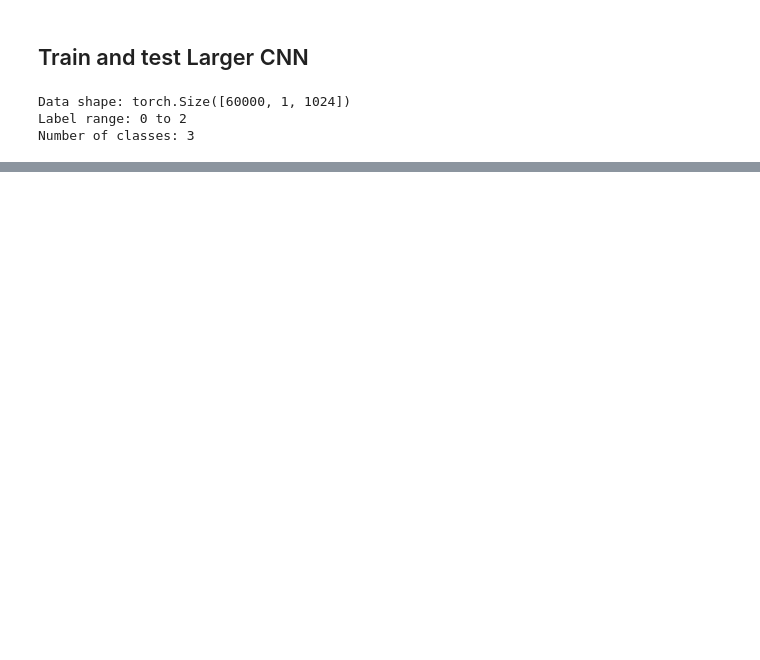
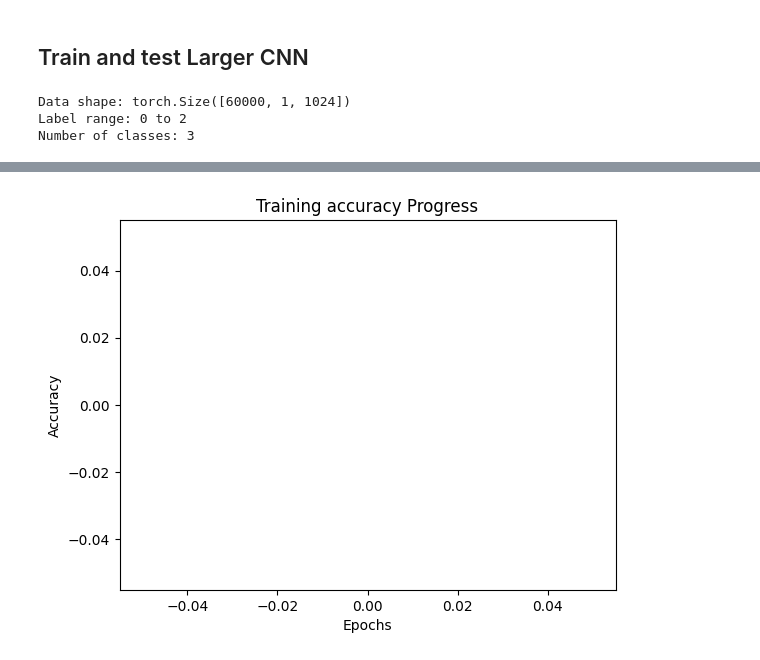
Before and after one commit to tls54/THz-TD-CNN, a Jupyter notebook: Model_testing.ipynb, the cells around one changed output, grey strips where cells are left out. Cells and saved outputs as stored; diff of their text form; code cells hidden in the pictures; blank space fills up the shorter version.

Commit message:
testing longer training cycle. not successful.

```diff
--- a/Model_testing.ipynb
+++ b/Model_testing.ipynb
@@ -178,3 +185,12 @@ plt.show()
+# %%
+# Plot the acuracy values
+plt.plot(accuracy_values)
+plt.xlabel('Epochs')
+plt.ylabel('Accuracy')
+plt.title('Training accuracy Progress')
+plt.show()
+# %% [output]
+[figure, added]
 # %%
 # Load the validation dataset
 val_data = torch.load("Validation.pt", weights_only=False)
```
Also changed, not shown: parts of 9 cells of this notebook, 1 other file.
